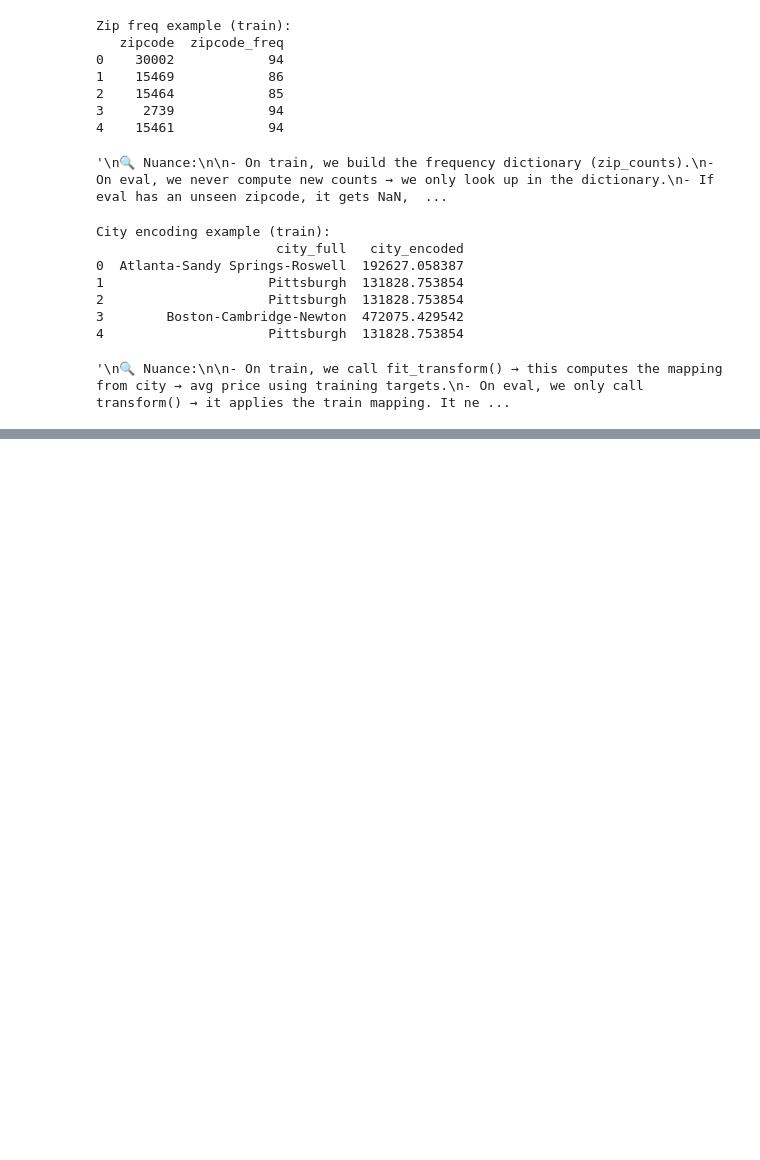
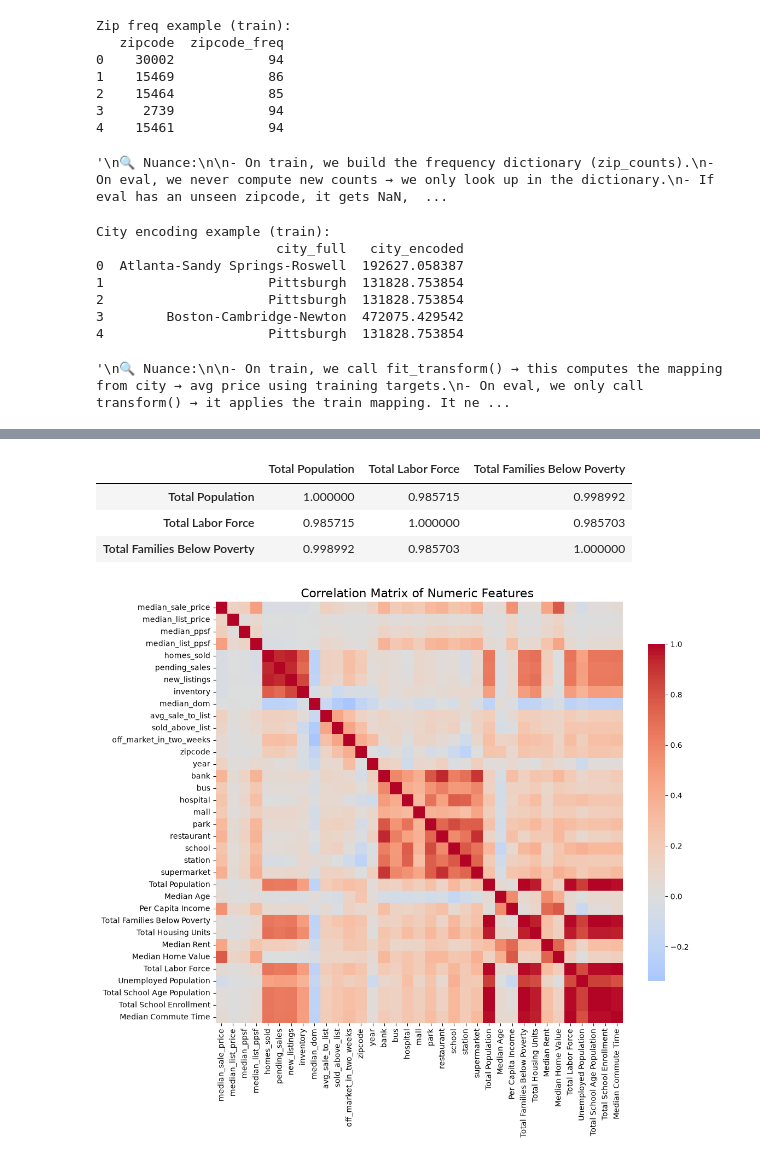
Before and after one commit to Aramys21/House-price-prediction, a Jupyter notebook: notebooks/02_feature_eng_encoding.ipynb, the cells around one changed output, grey strips where cells are left out. Saved outputs shown, nothing was run; the diff lists cells and outputs as text; code cells hidden in the pictures; blank space fills up the shorter version.

Commit message:
compelting featur engineering

```diff
--- a/notebooks/02_feature_eng_encoding.ipynb
+++ b/notebooks/02_feature_eng_encoding.ipynb
@@ -166,0 +283,34 @@ holdout_df.drop(columns=drop_cols, inplace=True)
+# %%
+offenders = ["Total Population", "Total Labor Force", "Total Families Below Poverty"]
+corr_matrix = df[offenders].corr()
+corr_matrix
+# %% [output]
+|  | Total Population | Total Labor Force | Total Families Below Poverty |
+| Total Population | 1.000000 | 0.985715 | 0.998992 |
+| Total Labor Force | 0.985715 | 1.000000 | 0.985703 |
+| Total Families Below Poverty | 0.998992 | 0.985703 | 1.000000 |
+# %%
+import pandas as pd
+import seaborn as snc
+import matplotlib.pyplot as plt
+
+# select only numeric features (exclude the target 'price')
+numeric_df = df.select_dtypes(include=['float64','int64']).drop(columns=["price"], errors="ignore")
+
+# Compute correlation matrix
+corr_matrix = numeric_df.corr()
+
+# Display full matrix as heatmap
+plt.figure(figsize=(12,10))
+snc.heatmap(
+    corr_matrix,
+    cmap="coolwarm",
+    center=0,
+    annot=False,  #set to true if you want numbers on cells
+    cbar_kws={"shrink": .8}
+)
+
+plt.title("Correlation Matrix of Numeric Features ", fontsize=16)
+plt.show()
+# %% [output]
+[figure, added]
```
Also changed, not shown: parts of 8 cells of this notebook.
